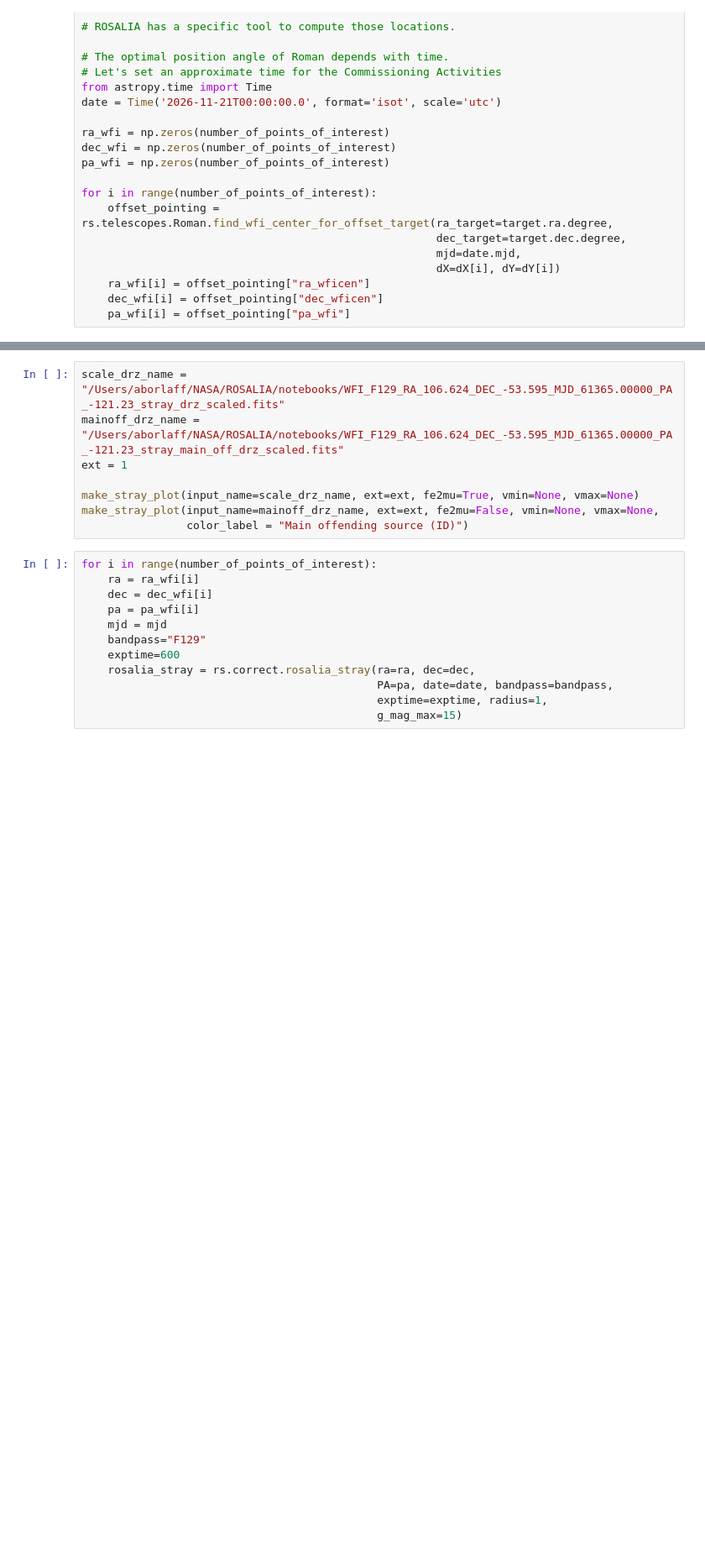
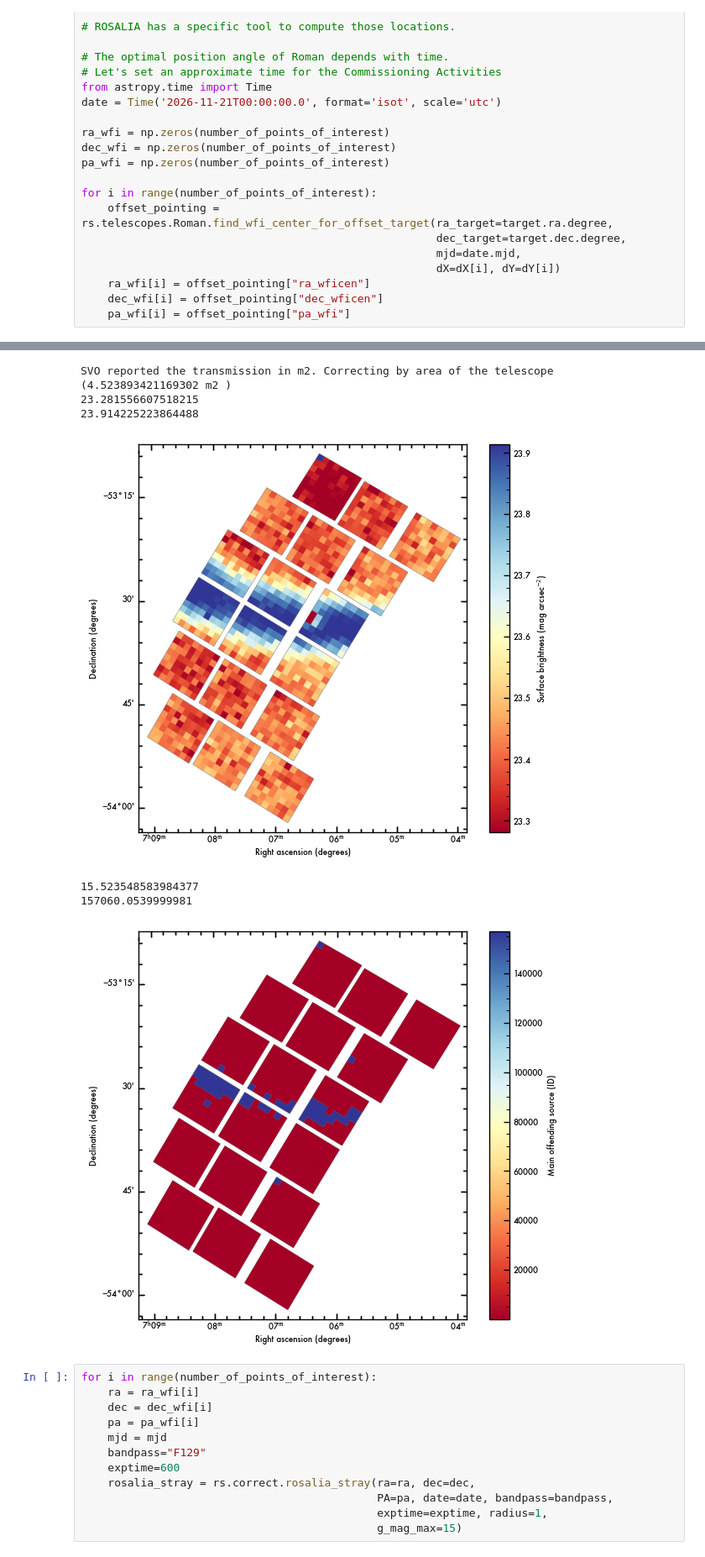
Before and after one commit to Borlaff/ROSALIA, a Jupyter notebook: notebooks/R2_CAR171_Canopus.ipynb, the cells around one changed output, grey strips where cells are left out. Shown at 84% size. Saved outputs shown, nothing was run; the diff lists cells and outputs as text; blank space fills up the shorter version.

```diff
--- a/notebooks/R2_CAR171_Canopus.ipynb
+++ b/notebooks/R2_CAR171_Canopus.ipynb
@@ -179,11 +164,12 @@ ROSALIA Stray-light Mapper: Scanning ...
 # %%
-scale_drz_name = "/Users/aborlaff/NASA/ROSALIA/notebooks/WFI_F129_RA_106.624_DEC_-53.595_MJD_61365.00000_PA_-121.23_stray_drz_scaled.fits"
-mainoff_drz_name = "/Users/aborlaff/NASA/ROSALIA/notebooks/WFI_F129_RA_106.624_DEC_-53.595_MJD_61365.00000_PA_-121.23_stray_main_off_drz_scaled.fits"
-ext = 1
-
-make_stray_plot(input_name=scale_drz_name, ext=ext, fe2mu=True, vmin=None, vmax=None)
-make_stray_plot(input_name=mainoff_drz_name, ext=ext, fe2mu=False, vmin=None, vmax=None,
-                color_label = "Main offending source (ID)")
+# %% [output]
+SVO reported the transmission in m2. Correcting by area of the telescope (4.523893421169302 m2 )
+23.281556607518215
+23.914225223864488
+[figure, added]
+15.523548583984377
+157060.0539999981
+[figure, added]
 # %%
 for i in range(number_of_points_of_interest):
     ra = ra_wfi[i]
```
Also changed, not shown: parts of 5 cells of this notebook, 5 other files.
